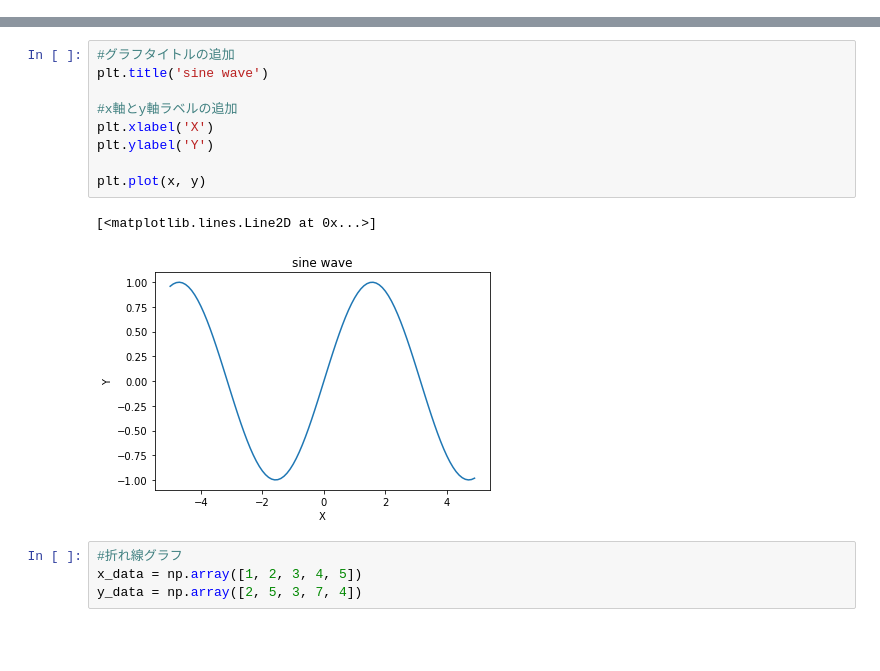
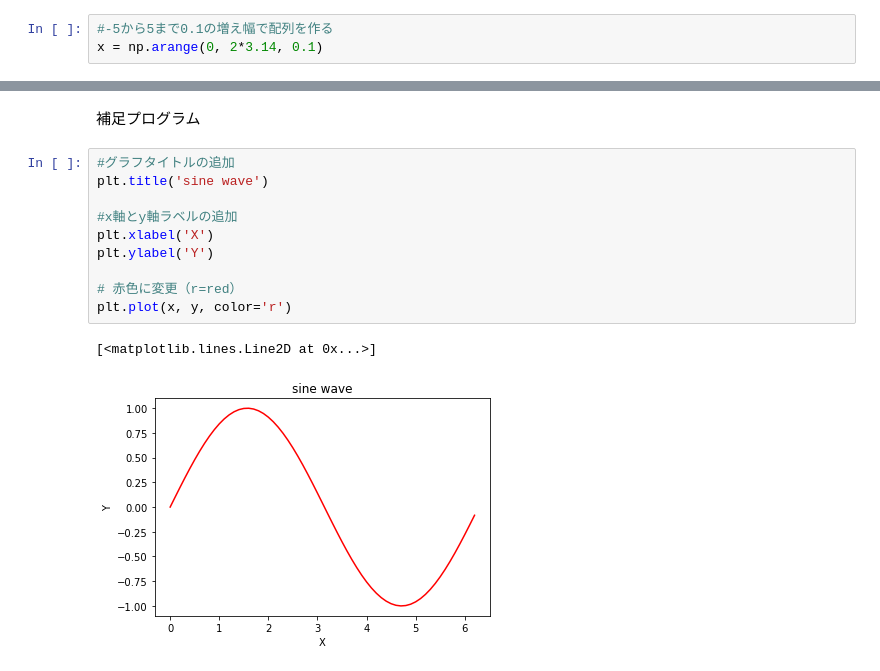
Before and after one commit to Takumi941228/zaishoku_python, a Jupyter notebook: jupyter_code/Matplotlib/Matplotlib_1.ipynb, the cells around one changed output, grey strips where cells are left out. Drawn from its saved outputs; the diff is of its cells as text; blank space fills up the shorter version.

```diff
--- a/jupyter_code/Matplotlib/Matplotlib_1.ipynb
+++ b/jupyter_code/Matplotlib/Matplotlib_1.ipynb
@@ -38,0 +38,3 @@ plt.plot(x, y)
+# %%
+#-5から5まで0.1の増え幅で配列を作る
+x = np.arange(0, 2*3.14, 0.1)
@@ -39,16 +50,15 @@ plt.plot(x, y)
+# %% [markdown]
+補足プログラム
 # %%
 #グラフタイトルの追加
 plt.title('sine wave')
 
 #x軸とy軸ラベルの追加
 plt.xlabel('X')
 plt.ylabel('Y')
 
-plt.plot(x, y)
+# 赤色に変更（r=red）
+plt.plot(x, y, color='r')
 # %% [output]
 [<matplotlib.lines.Line2D at 0x...>]
-[figure, old version]
+[figure, new version]
-# %%
-#折れ線グラフ
-x_data = np.array([1, 2, 3, 4, 5])
-y_data = np.array([2, 5, 3, 7, 4])
```
Also changed, not shown: parts of 13 cells of this notebook, 6 other files.
